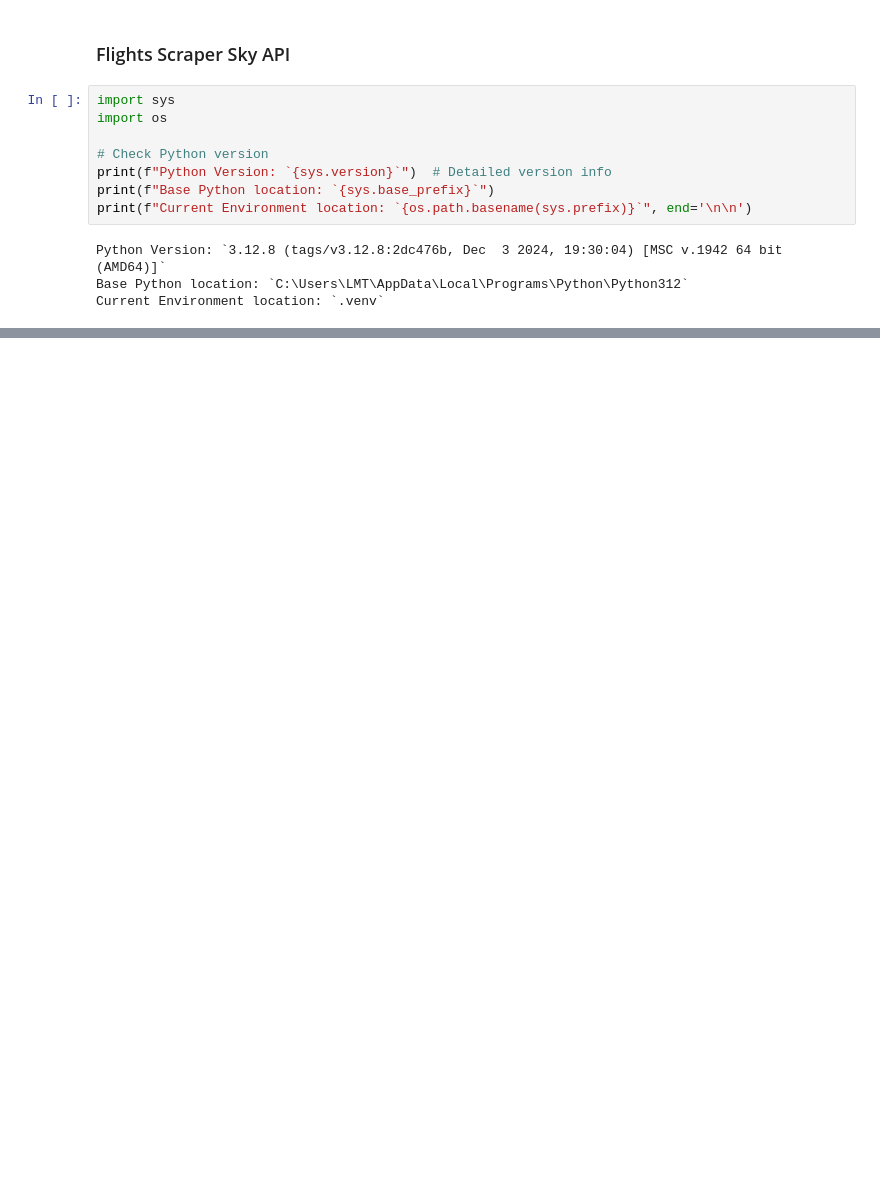
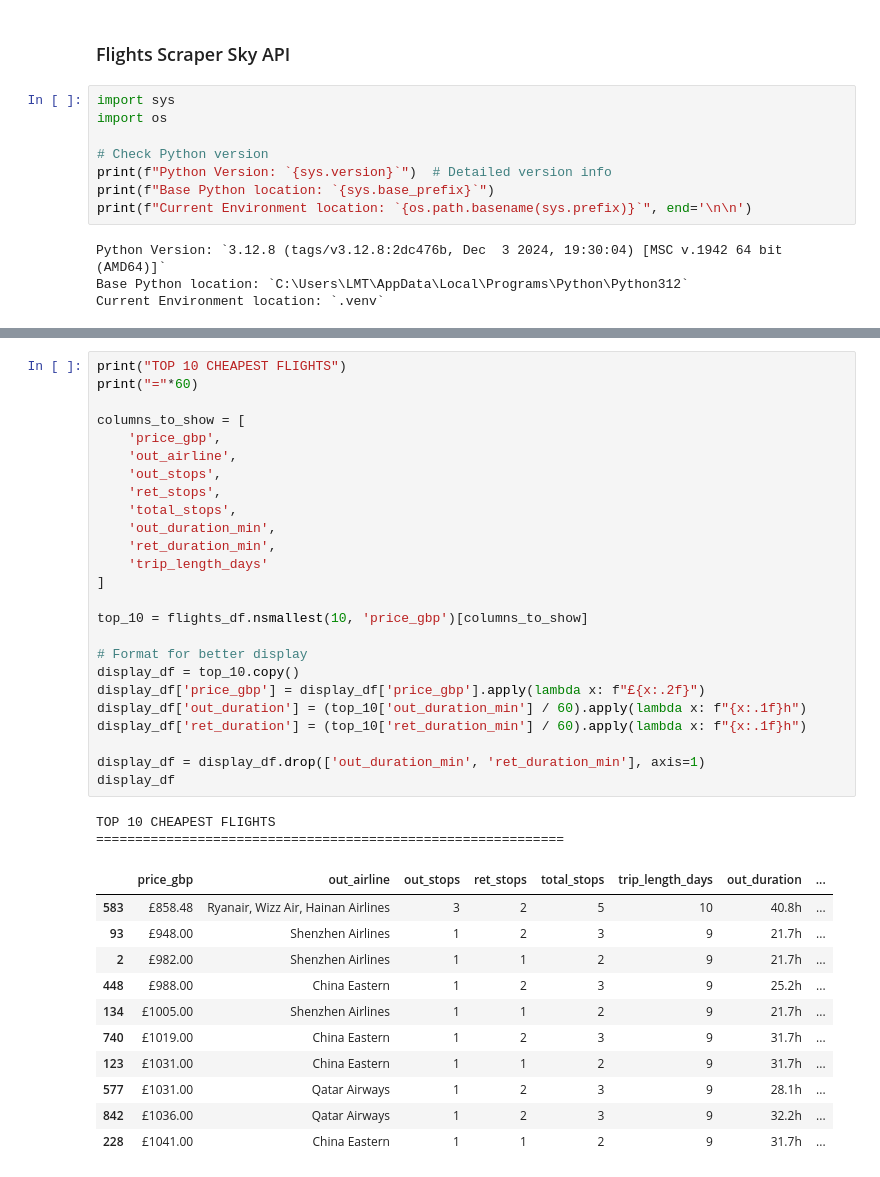
Before and after one commit to ThongLai/Flight-Scanner, a Jupyter notebook: experiment_notebooks/FlightsScraperSkyAPI.ipynb, the cells around one changed output, grey strips where cells are left out. Saved outputs shown, nothing was run; the diff lists cells and outputs as text; blank space fills up the shorter version.

```diff
--- a/experiment_notebooks/FlightsScraperSkyAPI.ipynb
+++ b/experiment_notebooks/FlightsScraperSkyAPI.ipynb
@@ -434,0 +157,39 @@ flights_df
+# %%
+print("TOP 10 CHEAPEST FLIGHTS")
+print("="*60)
+
+columns_to_show = [
+    'price_gbp',
+    'out_airline',
+    'out_stops',
+    'ret_stops',
+    'total_stops',
+    'out_duration_min',
+    'ret_duration_min',
+    'trip_length_days'
+]
+
+top_10 = flights_df.nsmallest(10, 'price_gbp')[columns_to_show]
+
+# Format for better display
+display_df = top_10.copy()
+display_df['price_gbp'] = display_df['price_gbp'].apply(lambda x: f"£{x:.2f}")
+display_df['out_duration'] = (top_10['out_duration_min'] / 60).apply(lambda x: f"{x:.1f}h")
+display_df['ret_duration'] = (top_10['ret_duration_min'] / 60).apply(lambda x: f"{x:.1f}h")
+
+display_df = display_df.drop(['out_duration_min', 'ret_duration_min'], axis=1)
+display_df
+# %% [output]
+TOP 10 CHEAPEST FLIGHTS
+============================================================
+|  | price_gbp | out_airline | out_stops | ret_stops | total_stops | trip_length_days | out_duration | ... |
+| 583 | £858.48 | Ryanair, Wizz Air, Hainan Airlines | 3 | 2 | 5 | 10 | 40.8h | ... |
+| 93 | £948.00 | Shenzhen Airlines | 1 | 2 | 3 | 9 | 21.7h | ... |
+| 2 | £982.00 | Shenzhen Airlines | 1 | 1 | 2 | 9 | 21.7h | ... |
+| 448 | £988.00 | China Eastern | 1 | 2 | 3 | 9 | 25.2h | ... |
+| 134 | £1005.00 | Shenzhen Airlines | 1 | 1 | 2 | 9 | 21.7h | ... |
+| 740 | £1019.00 | China Eastern | 1 | 2 | 3 | 9 | 31.7h | ... |
+| 123 | £1031.00 | China Eastern | 1 | 1 | 2 | 9 | 31.7h | ... |
+| 577 | £1031.00 | Qatar Airways | 1 | 2 | 3 | 9 | 28.1h | ... |
+| 842 | £1036.00 | Qatar Airways | 1 | 2 | 3 | 9 | 32.2h | ... |
+| 228 | £1041.00 | China Eastern | 1 | 1 | 2 | 9 | 31.7h | ... |
```
Also changed, not shown: parts of 13 cells of this notebook, 3 other files.
